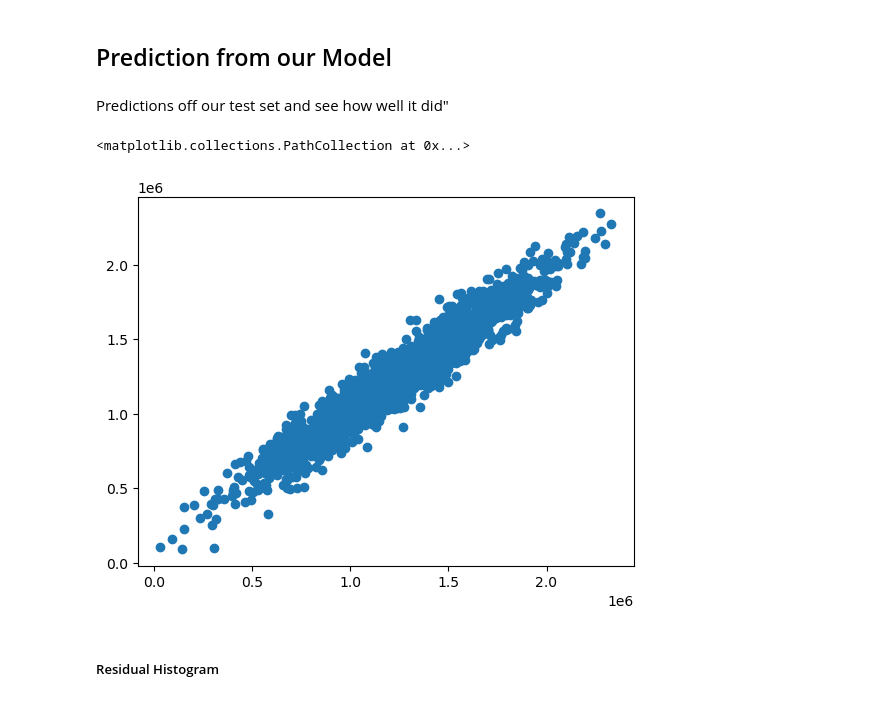
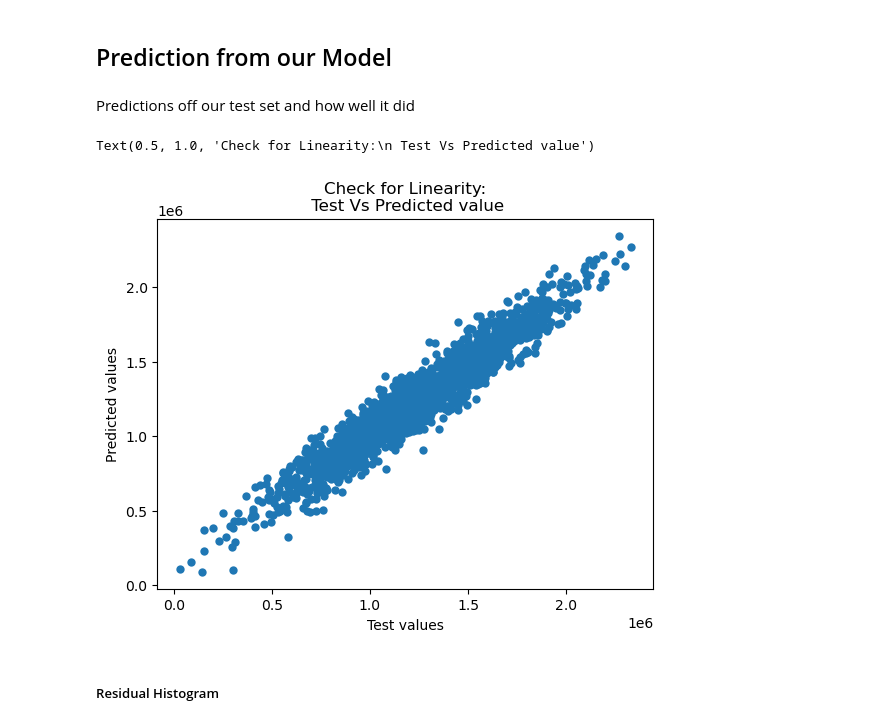
Before and after one commit to rdzjr1997/Python_ML, a Jupyter notebook: Regression_Example.ipynb, the cells around one changed output. Saved outputs shown, nothing was run; the diff lists cells and outputs as text; code cells hidden in the pictures.

```diff
--- a/Regression_Example.ipynb
+++ b/Regression_Example.ipynb
@@ -194,13 +177,16 @@ coeff_df
 # %% [markdown]
 ## Prediction from our Model
 # %% [markdown]
-Predictions off our test set and see how well it did"
+Predictions off our test set and how well it did
 # %%
 predictions = lm.predict(X_test)
-# %%
-plt.scatter(y_test, predictions)
-# %% [output]
-<matplotlib.collections.PathCollection at 0x...>
-[figure, removed]
+# %%
+plt.scatter(y_test, predictions, linewidths=0)
+plt.xlabel("Test values")
+plt.ylabel("Predicted values")
+plt.title("Check for Linearity:\n Test Vs Predicted value")
+# %% [output]
+Text(0.5, 1.0, 'Check for Linearity:\n Test Vs Predicted value')
+[figure, added]
 # %% [markdown]
 ##### Residual Histogram
```
Also changed, not shown: parts of 8 cells of this notebook.
